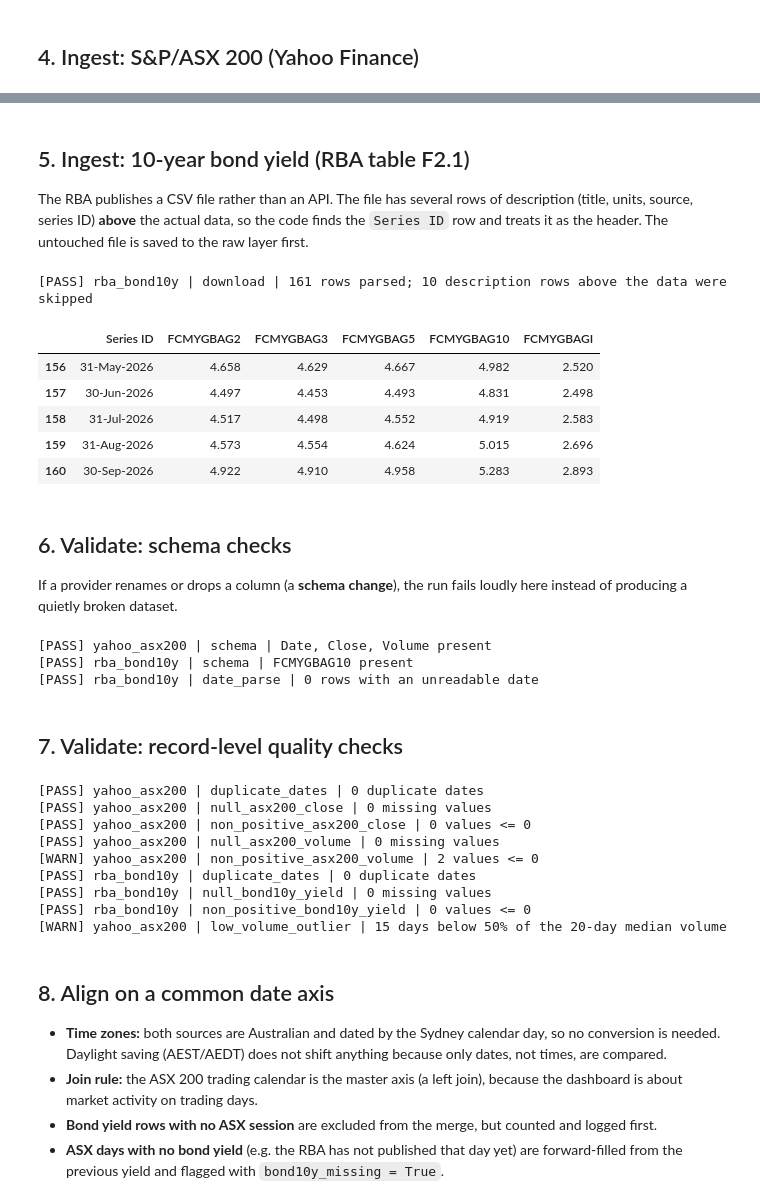
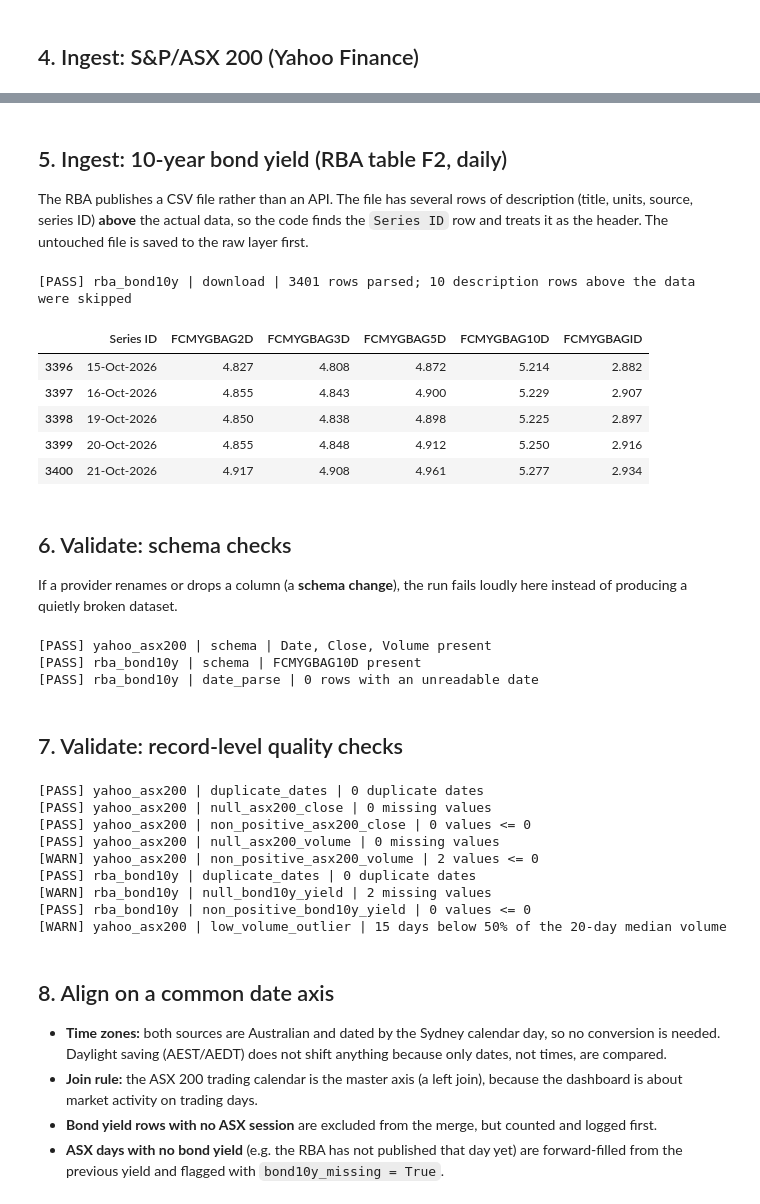
Before and after one commit to pjacierda/busa3022-market-intelligence, a Jupyter notebook: BUSA3022_starter_pipeline_(1).ipynb, the cells around one changed output, grey strips where cells are left out. Cells and saved outputs as stored; diff of their text form; code cells hidden in the pictures.

```diff
--- a/BUSA3022_starter_pipeline_(1).ipynb
+++ b/BUSA3022_starter_pipeline_(1).ipynb
@@ -31,8 +31,8 @@ import yfinance as yf
 
 # ---- Configuration (change here, not inside functions) ----
 ASX_TICKER    = "^AXJO"                                                     # S&P/ASX 200 on Yahoo Finance
-RBA_URL       = "https://www.rba.gov.au/statistics/tables/csv/f2.1-data.csv"  # RBA F2.1 Capital Market Yields – Government Bonds – Daily
-RBA_SERIES_ID = "FCMYGBAG10"                                               # Australian Government 10-year bond yield (%)
+RBA_URL       = "https://www.rba.gov.au/statistics/tables/csv/f2-data.csv"    # RBA F2 Capital Market Yields – Government Bonds – DAILY (F2.1 is the monthly table)
+RBA_SERIES_ID = "FCMYGBAG10D"                                               # 10-year bond yield, daily (the D suffix = daily series)
 LOCAL_TZ      = ZoneInfo("Australia/Sydney")
 LOOKBACK_DAYS = 540          # ~18 months: 90-day dashboard + a full year of history for the RAG percentiles + warm-up
 END_DATE      = datetime.now(LOCAL_TZ).date()
@@ -107,33 +107,33 @@ asx_raw.tail()
 # %% [markdown]
-## 5. Ingest: 10-year bond yield (RBA table F2.1)
+## 5. Ingest: 10-year bond yield (RBA table F2, daily)
 The RBA publishes a CSV file rather than an API. The file has several rows of description (title, units, source, series ID) **above** the actual data, so the code finds the `Series ID` row and treats it as the header. The untouched file is saved to the raw layer first.
 # %%
 def fetch_rba():
     r = requests.get(RBA_URL, timeout=30, headers={"User-Agent": "Mozilla/5.0 (BUSA3022 student project)"})
     r.raise_for_status()
     text = r.content.decode("utf-8-sig", errors="replace")
     if "Series ID" not in text:
         raise ValueError("RBA file did not contain a 'Series ID' row – unexpected format")
     return text
 
 rba_text = with_retry(fetch_rba, "rba_bond10y")
-with open(f"data/raw/rba_f2_1_{RUN_ID}.csv", "w", encoding="utf-8") as f:
+with open(f"data/raw/rba_f2_{RUN_ID}.csv", "w", encoding="utf-8") as f:
     f.write(rba_text)                       # raw layer = exactly what the RBA sent
 
 lines = rba_text.splitlines()
 header_idx = next(i for i, l in enumerate(lines) if l.split(",")[0].strip() == "Series ID")
 rba_raw = pd.read_csv(io.StringIO("\n".join(lines[header_idx:])))
 log_dq("rba_bond10y", "download", "PASS",
        f"{len(rba_raw)} rows parsed; {header_idx} description rows above the data were skipped", len(rba_raw))
 rba_raw.tail()
 # %% [output]
-[PASS] rba_bond10y | download | 161 rows parsed; 10 description rows above the data were skipped
+[PASS] rba_bond10y | download | 3401 rows parsed; 10 description rows above the data were skipped
-|  | Series ID | FCMYGBAG2 | FCMYGBAG3 | FCMYGBAG5 | FCMYGBAG10 | FCMYGBAGI |
-| 156 | 31-May-2026 | 4.658 | 4.629 | 4.667 | 4.982 | 2.520 |
-| 157 | 30-Jun-2026 | 4.497 | 4.453 | 4.493 | 4.831 | 2.498 |
-| 158 | 31-Jul-2026 | 4.517 | 4.498 | 4.552 | 4.919 | 2.583 |
-| 159 | 31-Aug-2026 | 4.573 | 4.554 | 4.624 | 5.015 | 2.696 |
-| 160 | 30-Sep-2026 | 4.922 | 4.910 | 4.958 | 5.283 | 2.893 |
+|  | Series ID | FCMYGBAG2D | FCMYGBAG3D | FCMYGBAG5D | FCMYGBAG10D | FCMYGBAGID |
+| 3396 | 15-Oct-2026 | 4.827 | 4.808 | 4.872 | 5.214 | 2.882 |
+| 3397 | 16-Oct-2026 | 4.855 | 4.843 | 4.900 | 5.229 | 2.907 |
+| 3398 | 19-Oct-2026 | 4.850 | 4.838 | 4.898 | 5.225 | 2.897 |
+| 3399 | 20-Oct-2026 | 4.855 | 4.848 | 4.912 | 5.250 | 2.916 |
+| 3400 | 21-Oct-2026 | 4.917 | 4.908 | 4.961 | 5.277 | 2.934 |
 # %% [markdown]
 ## 6. Validate: schema checks
 If a provider renames or drops a column (a **schema change**), the run fails loudly here instead of producing a quietly broken dataset.
@@ -176,7 +176,7 @@ asx = standardise_asx(asx_raw)
 bond = standardise_rba(rba_raw)
 # %% [output]
 [PASS] yahoo_asx200 | schema | Date, Close, Volume present
-[PASS] rba_bond10y | schema | FCMYGBAG10 present
+[PASS] rba_bond10y | schema | FCMYGBAG10D present
 [PASS] rba_bond10y | date_parse | 0 rows with an unreadable date
 # %% [markdown]
 ## 7. Validate: record-level quality checks
@@ -206,7 +206,7 @@ log_dq("yahoo_asx200", "low_volume_outlier", "WARN" if len(low) else "PASS",
 [PASS] yahoo_asx200 | null_asx200_volume | 0 missing values
 [WARN] yahoo_asx200 | non_positive_asx200_volume | 2 values <= 0
 [PASS] rba_bond10y | duplicate_dates | 0 duplicate dates
-[PASS] rba_bond10y | null_bond10y_yield | 0 missing values
+[WARN] rba_bond10y | null_bond10y_yield | 2 missing values
 [PASS] rba_bond10y | non_positive_bond10y_yield | 0 values <= 0
 [WARN] yahoo_asx200 | low_volume_outlier | 15 days below 50% of the 20-day median volume
 # %% [markdown]
```
Also changed, not shown: parts of 9 cells of this notebook.
